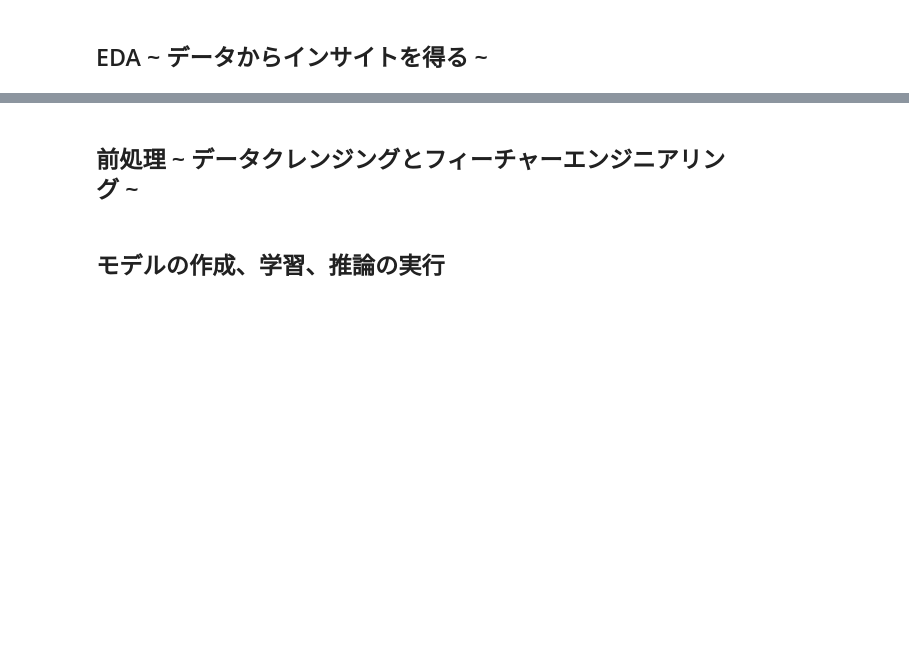
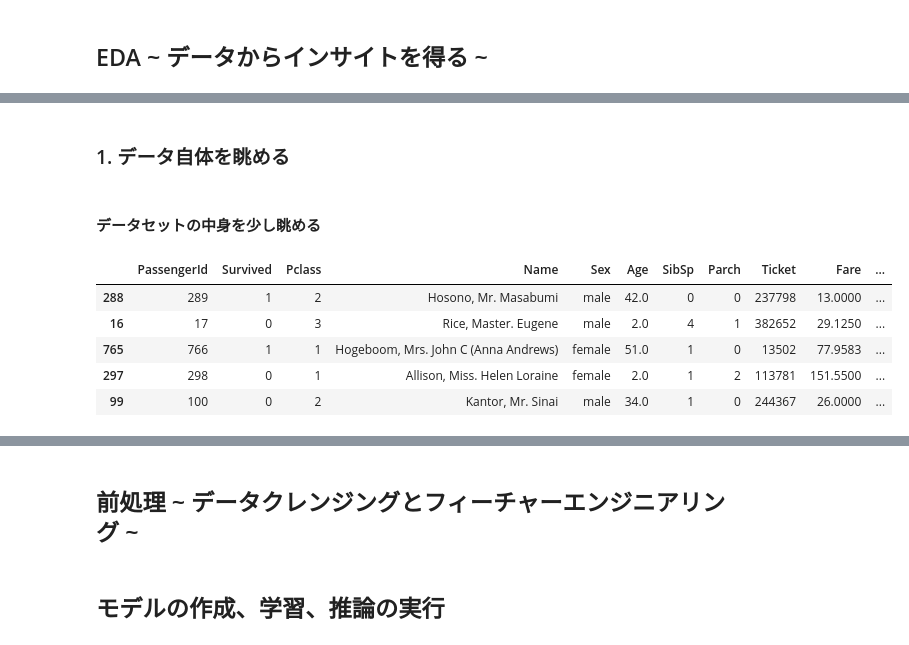
Before and after one commit to KOHSUK/data-science-cource, a Jupyter notebook: end-to-end-machine-learning-project-intro/03_machine-learning-intro.ipynb, the cells around one changed output, grey strips where cells are left out. Drawn from its saved outputs; the diff is of its cells as text; code cells hidden in the pictures; blank space fills up the shorter version.

```diff
--- a/end-to-end-machine-learning-project-intro/03_machine-learning-intro.ipynb
+++ b/end-to-end-machine-learning-project-intro/03_machine-learning-intro.ipynb
@@ -57,0 +105,11 @@ titanic
+# %%
+train_data, test_data = train_test_split(train_set, test_size=0.2)
+
+test_survived = test_data[["Survived"]]
+test_data = test_data.drop('Survived', axis=1)
+
+print('train_data:', train_data.columns)
+print()
+print('test_data:', test_data.columns)
+print()
+print('test_survived:', test_survived.columns)
@@ -59,0 +152,13 @@ titanic
+# %% [markdown]
+### 1. データ自体を眺める
+# %% [markdown]
+#### データセットの中身を少し眺める
+# %%
+train_data.head()
+# %% [output]
+|  | PassengerId | Survived | Pclass | Name | Sex | Age | SibSp | Parch | Ticket | Fare | ... |
+| 288 | 289 | 1 | 2 | Hosono, Mr. Masabumi | male | 42.0 | 0 | 0 | 237798 | 13.0000 | ... |
+| 16 | 17 | 0 | 3 | Rice, Master. Eugene | male | 2.0 | 4 | 1 | 382652 | 29.1250 | ... |
+| 765 | 766 | 1 | 1 | Hogeboom, Mrs. John C (Anna Andrews) | female | 51.0 | 1 | 0 | 13502 | 77.9583 | ... |
+| 297 | 298 | 0 | 1 | Allison, Miss. Helen Loraine | female | 2.0 | 1 | 2 | 113781 | 151.5500 | ... |
+| 99 | 100 | 0 | 2 | Kantor, Mr. Sinai | male | 34.0 | 1 | 0 | 244367 | 26.0000 | ... |
```
Also changed, not shown: parts of 36 cells of this notebook, 2 other files.
